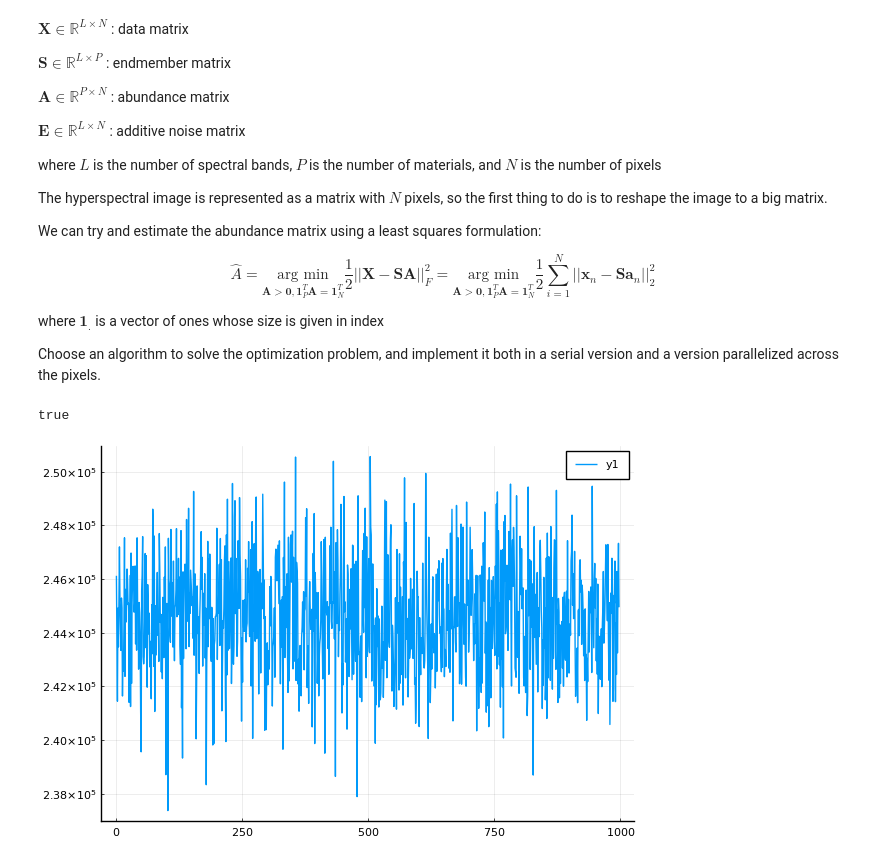
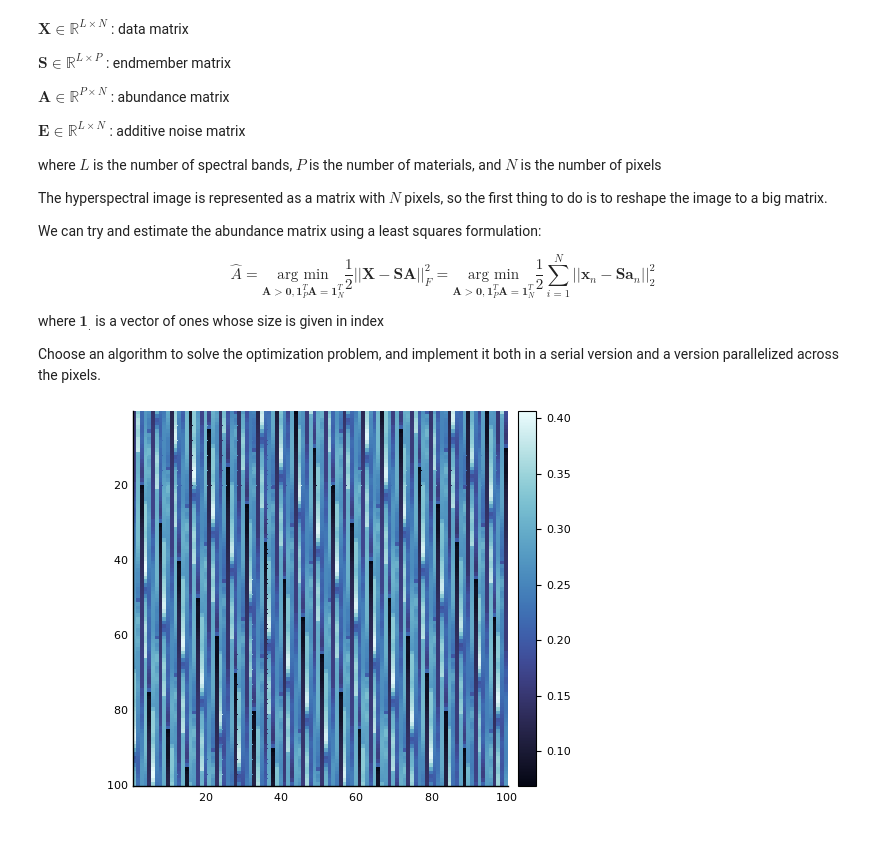
Before and after one commit to robincourant/parallel_optimization, a Jupyter notebook: parallel_optimization.ipynb, the cells around one changed output. Saved outputs shown, nothing was run; the diff lists cells and outputs as text; code cells hidden in the pictures.

Commit message:
Fix the projected gradient method for equality constraint

```diff
--- a/parallel_optimization.ipynb
+++ b/parallel_optimization.ipynb
@@ -68,12 +68,17 @@ where $\mathbf{1}_{.}$ is a vector of ones whose size is given in index
 
 Choose an algorithm to solve the optimization problem, and implement it both in a serial version and a version parallelized across the pixels.
 # %%
-n = 10000
-p = 255
+include("./basic_unmixing.jl");
+
+n = 300^2
+p = 4
+l = 255
 k = floor(Int, sqrt(n))
 
 # Use a small crop of the image first
 img_small = img[1:k,1:k,:]
 
-X = reshape(img_small,(n , p))'
+X = reshape(img_small, (l , n))
 S = sources;
+
+A = projected_gradient(X, S);
@@ -83,8 +85,5 @@ single_constraint_A, loss = abundance_estimation(X, S, 1);
-# %%
-print(all(>=(0), single_constraint_A),"\n")
-# %% [output]
-true
-# %%
-plot(loss[5:end])
-# %% [output]
-[figure, removed]
+# %%
+estimated_image = reshape(S * A, 100, 100, 255)
+p3 = heatmap(estimated_image[:, :, 150],aspect_ratio=1, yflip = true,c=:ice)
+# %% [output]
+[figure, added]
```
Also changed, not shown: parts of 2 cells of this notebook, 1 other file.
